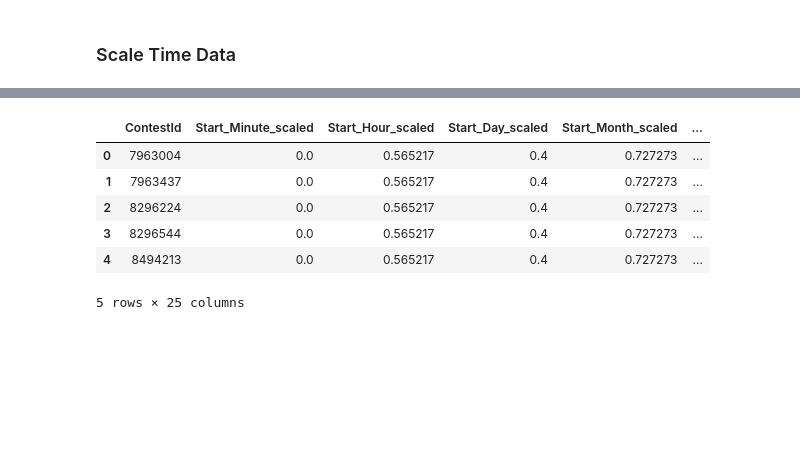
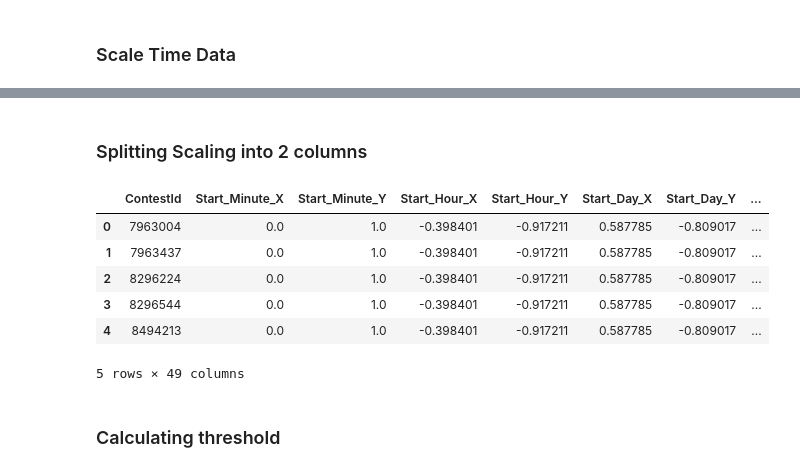
Before and after one commit to WPI-Draftkings-MQP/dkNotebook, a Jupyter notebook: Feature Engineering.ipynb, the cells around one changed output, grey strips where cells are left out. Saved outputs shown, nothing was run; the diff lists cells and outputs as text; code cells hidden in the pictures; blank space fills up the shorter version.

```diff
--- a/Feature Engineering.ipynb
+++ b/Feature Engineering.ipynb
@@ -157 +163,5 @@ for f in mapper:
+# %%
+for f in scaleTimeFeatures:
+    timesDF = scaleFeature(timesDF, f)
+timesDF = timesDF.drop(scaleTimeFeatures, axis=1)
 # %%
@@ -166,6 +176 @@ newTimeDF.head()
 5 rows × 25 columns
-# %%
-scaleTimeFeatures = newTimeDF.columns.drop('ContestId')
-for f in scaleTimeFeatures:
-    newTimeDF = scaleFeature(newTimeDF, f)
-newTimeDF = newTimeDF.drop(scaleTimeFeatures, axis=1)
@@ -189,0 +177,2 @@ Payout_WeekOfYear
+# %% [markdown]
+### Splitting Scaling into 2 columns
@@ -190,10 +181,25 @@ Payout_WeekOfYear
+# %%
+def circularizeFeature(df, feature):
+    fStr = feature[:-len('scaled')]
+    df = df.assign(X= lambda c: np.sin(df[feature]*2*math.pi)).assign(Y= lambda c: np.cos(df[feature]*2*math.pi))
+    df = df.rename(columns={'X': fStr+'X', 'Y': fStr+'Y'})
+    return df
+# %%
+circularFeatures = timesDF.columns
+circleDF = timesDF[circularFeatures]
+for f in circularFeatures:
+    if f != 'ContestId':
+        circleDF = circularizeFeature(circleDF, f)
+circleDF = circleDF.drop(circularFeatures.drop('ContestId'), axis=1)
 # %%
-newTimeDF.head()
+circleDF.head()
 # %% [output]
-|  | ContestId | Start_Minute_scaled | Start_Hour_scaled | Start_Day_scaled | Start_Month_scaled | ... |
-| 0 | 7963004 | 0.0 | 0.565217 | 0.4 | 0.727273 | ... |
-| 1 | 7963437 | 0.0 | 0.565217 | 0.4 | 0.727273 | ... |
-| 2 | 8296224 | 0.0 | 0.565217 | 0.4 | 0.727273 | ... |
-| 3 | 8296544 | 0.0 | 0.565217 | 0.4 | 0.727273 | ... |
-| 4 | 8494213 | 0.0 | 0.565217 | 0.4 | 0.727273 | ... |
+|  | ContestId | Start_Minute_X | Start_Minute_Y | Start_Hour_X | Start_Hour_Y | Start_Day_X | Start_Day_Y | ... |
+| 0 | 7963004 | 0.0 | 1.0 | -0.398401 | -0.917211 | 0.587785 | -0.809017 | ... |
+| 1 | 7963437 | 0.0 | 1.0 | -0.398401 | -0.917211 | 0.587785 | -0.809017 | ... |
+| 2 | 8296224 | 0.0 | 1.0 | -0.398401 | -0.917211 | 0.587785 | -0.809017 | ... |
+| 3 | 8296544 | 0.0 | 1.0 | -0.398401 | -0.917211 | 0.587785 | -0.809017 | ... |
+| 4 | 8494213 | 0.0 | 1.0 | -0.398401 | -0.917211 | 0.587785 | -0.809017 | ... |
-5 rows × 25 columns
+5 rows × 49 columns
+# %% [markdown]
+### Calculating threshold
```
Also changed, not shown: parts of 35 cells of this notebook.
